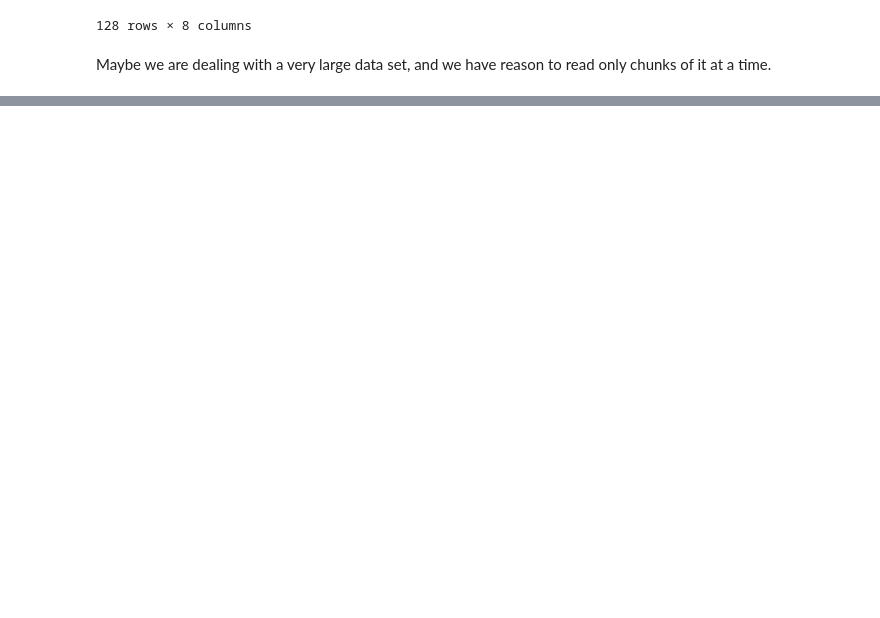
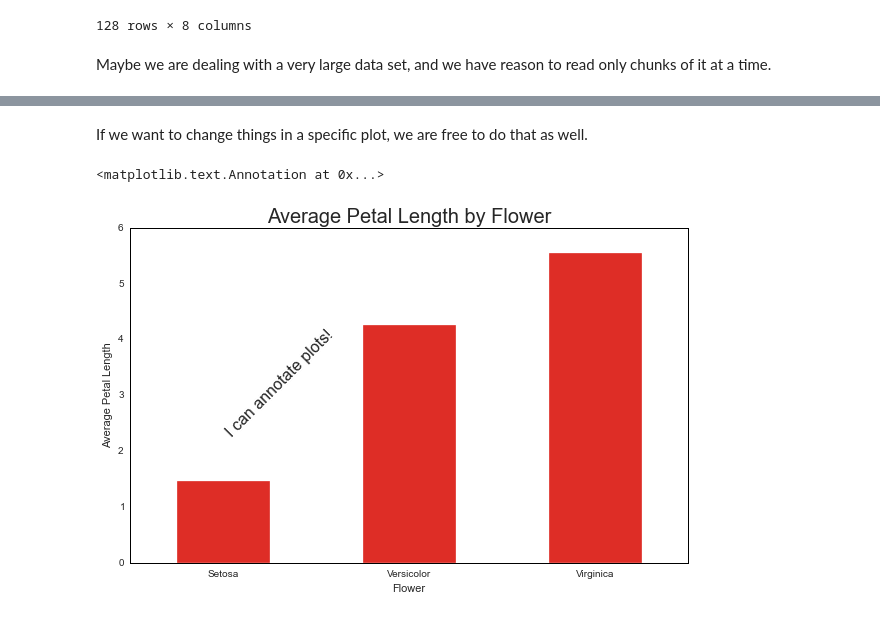
Before and after one commit to choct155/work_scratch, a Jupyter notebook: pandas_4_health.ipynb, the cells around one changed output, grey strips where cells are left out. Saved outputs shown, nothing was run; the diff lists cells and outputs as text; code cells hidden in the pictures; blank space fills up the shorter version.

```diff
--- a/pandas_4_health.ipynb
+++ b/pandas_4_health.ipynb
@@ -395,0 +474,18 @@ HTML('<iframe src=http://bl.ocks.org/mbostock/e1e1e7e2c360bec054ba width=1100 he
+# %% [markdown]
+If we want to change things in a specific plot, we are free to do that as well.
+# %%
+#Generate plot object
+fig,ax=plt.subplots(figsize=(10,6))
+
+#Plot data
+iris_avg['PetalLength'].plot(kind='bar',ax=ax,color='#de2d26',edgecolor='w')
+
+#Fix labels
+ax.set_title('Average Petal Length by Flower',fontsize=20)
+ax.set_xlabel('Flower')
+ax.set_ylabel('Average Petal Length')
+ax.set_xticklabels(['Setosa','Versicolor','Virginica'],rotation=0)
+ax.annotate('I can annotate plots!',xy=(0,4),fontsize=16,rotation=45)
+# %% [output]
+<matplotlib.text.Annotation at 0x...>
+[figure, added]
```
Also changed, not shown: parts of 37 cells of this notebook, 3 other files.
